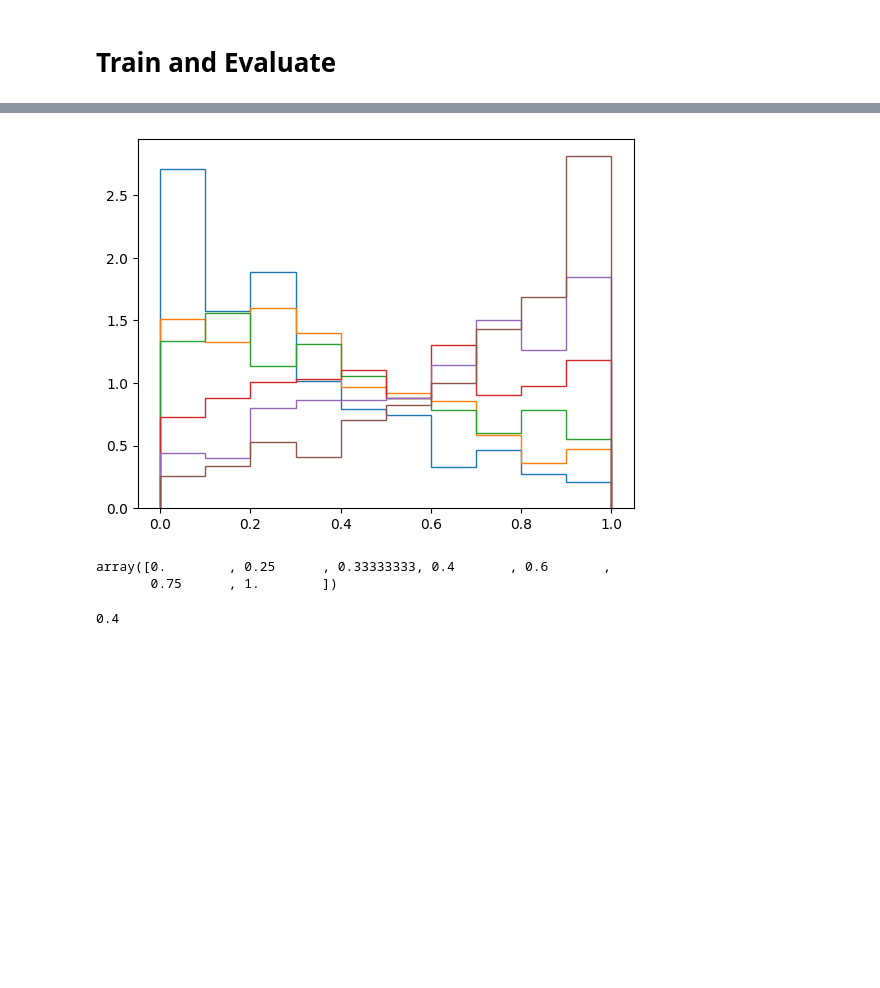
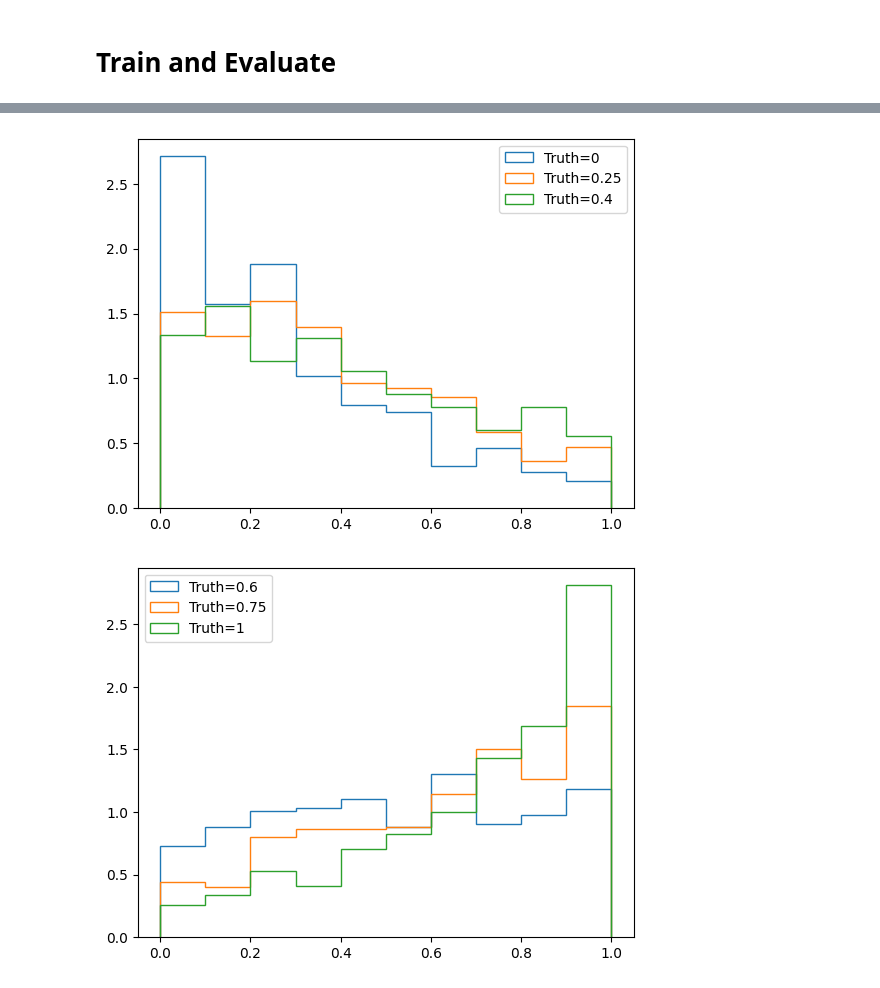
Before and after one commit to ansonkwokth/TableTennisPrediction, a Jupyter notebook: example.ipynb, the cells around one changed output, grey strips where cells are left out. Cells and saved outputs as stored; diff of their text form; code cells hidden in the pictures; blank space fills up the shorter version.

```diff
--- a/example.ipynb
+++ b/example.ipynb
@@ -610,19 +110,17 @@ plt.scatter(history, predictions, alpha=0.1)
-# %%
-bins_=10
-plt.hist(predictions[history == 0], range=[0, 1], bins=bins_, histtype='step', density=True);
-plt.hist(predictions[history == 0.25], range=[0, 1], bins=bins_, histtype='step', density=True);
-plt.hist(predictions[history == 0.4], range=[0, 1], bins=bins_, histtype='step', density=True);
-plt.hist(predictions[history == 0.6], range=[0, 1], bins=bins_, histtype='step', density=True);
-plt.hist(predictions[history == 0.75], range=[0, 1], bins=bins_, histtype='step', density=True);
-plt.hist(predictions[history == 1], range=[0, 1], bins=bins_, histtype='step', density=True);
-# %% [output]
-[figure, removed]
-# %%
-np.unique(history)
-# %% [output]
-array([0.        , 0.25      , 0.33333333, 0.4       , 0.6       ,
-       0.75      , 1.        ])
-# %%
-2/5
-# %% [output]
-0.4
+# %%
+bins_=10
+history_p = [0, 0.25, 0.4, 0.6, 0.75, 1]
+for p in history_p[:3]:
+    plt.hist(predictions[history == p], range=[0, 1], bins=bins_, histtype='step', density=True, label=f"Truth={p}");
+
+plt.legend();
+plt.show()
+
+for p in history_p[3:]:
+    plt.hist(predictions[history == p], range=[0, 1], bins=bins_, histtype='step', density=True, label=f"Truth={p}");
+
+plt.legend();
+plt.show()
+# %% [output]
+[figure, added]
+[figure, added]
```
Also changed, not shown: parts of 23 cells of this notebook.
